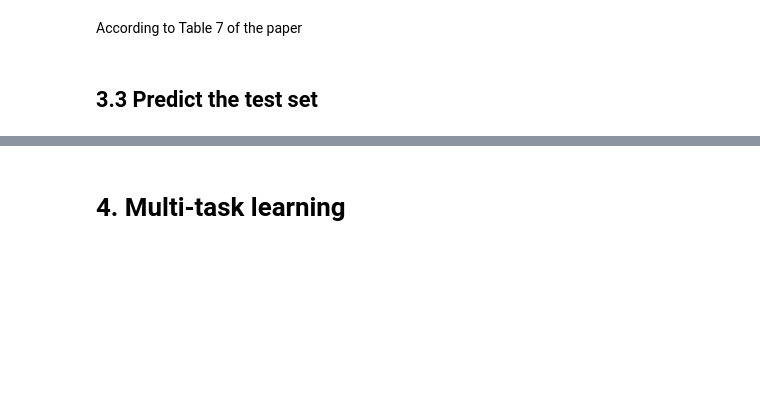
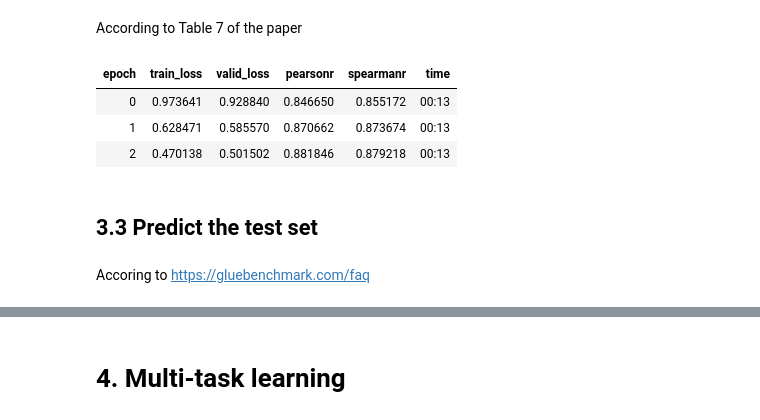
Before and after one commit to richarddwang/electra_pytorch, a Jupyter notebook: Finetune_GLUE_with_fastai.ipynb, the cells around one changed output, grey strips where cells are left out. Cells and saved outputs as stored; diff of their text form; code cells hidden in the pictures; blank space fills up the shorter version.

Commit message:
table 8 reproduced

```diff
--- a/Finetune_GLUE_with_fastai.ipynb
+++ b/Finetune_GLUE_with_fastai.ipynb
@@ -237,7 +307,9 @@ for task_name in ['cola', 'sst2', 'mrpc', 'qqp', 'stsb', 'mnli', 'qnli', 'rte',
   if task_name != 'ax':
     dls[0].desc_sort(); dls[1].desc_sort(); # sort by len to reduce pad, but not for test_dl which keep the order of sample to let us add the dataset idx conveniently later
   glue_dls[task_name] = dls
-glue_dls['ax'][0].shuffle = False # fastai see 0th dl as train_dl which is default shuffled
+# fastai see 0th dl as train_dl and do shuffle & drop_last
+glue_dls['ax'][0].shuffle = False
+glue_dls['ax'][0].drop_last = False
 # %% [markdown]
 # 2. Finetuning model
 # %% [markdown]
@@ -253,7 +325,8 @@ class SentencePredictHead(nn.Module):
     self.dropout = nn.Dropout(0.1)
   def forward(self, x):
     "x: (batch size, sequence length, hidden_size)"
-    return self.linear(self.dropout(x[:,0])) # project the first token (a special token)'s hidden encoding
+    # project the first token (a special token)'s hidden encoding
+    return self.linear(self.dropout(x[:,0])).squeeze(-1) # if regression task, squeeze to (B,L)
 # %% [markdown]
 `SentencePredictHead`
 * change `targ_voc_size` for diffrent task
@@ -324,7 +402,7 @@ TARG_VOC_SIZE = {
 # %% [markdown]
 According to Table 7 of the paper
 # %%
-def get_glue_learner(electra_config, task, use_one_cycle=False, fp16=False,device='cuda:0'):
+def get_glue_learner(electra_config, task, use_one_cycle=False, fp16=False,device='cuda:0', testing=False):
     if electra_config.hidden_size == 256: learing_rate = 3e-4; lr_depth_decay=0.8
     elif electra_config.hidden_size == 768: learing_rate = 1e-4; lr_depth_decay=0.8
     elif electra_config.hidden_size == 1024: learing_rate = 5e-5; lr_depth_decay=0.9
@@ -345,7 +423,8 @@ def get_glue_learner(electra_config, task, use_one_cycle=False, fp16=False,devic
     learn = Learner(dls, model,
                     loss_func=CrossEntropyLossFlat() if task != 'stsb' else MSELossFlat(),
                     opt_func=partial(Adam, eps=1e-6,),
-                    metrics=[eval(f'{metric}()') for metric in METRICS[task]],
+                    # hf/nlp GLUE test set has all -1 label which shouldn't be used
+                    metrics=[eval(f'{metric}()') for metric in METRICS[task]] if not testing else [],
                     splitter=partial(hf_electra_param_splitter,
                                     num_hidden_layers=electra_config.num_hidden_layers,
                                     outlayer_name='1'),
@@ -375,6 +455,11 @@ for task in ['cola', 'sst2', 'mrpc', 'qqp', 'stsb', 'mnli', 'qnli', 'rte', 'wnli
 # %%
-single_task_learn, num_epochs, shed = get_glue_learner(electra_config, 'mrpc',)
+single_task_learn, num_epochs, shed = get_glue_learner(electra_config, 'stsb',)
 if shed is None: single_task_learn.fit_one_cycle(n_epoch=num_epochs)
 else: single_task_learn.fit(n_epoch=num_epochs, cbs=[shed,])
+# %% [output]
+| epoch | train_loss | valid_loss | pearsonr | spearmanr | time |
+| 0 | 0.973641 | 0.928840 | 0.846650 | 0.855172 | 00:13 |
+| 1 | 0.628471 | 0.585570 | 0.870662 | 0.873674 | 00:13 |
+| 2 | 0.470138 | 0.501502 | 0.881846 | 0.879218 | 00:13 |
 # %% [markdown]
 ## 3.3 Predict the test set
@@ -390,0 +466,2 @@ test_df.head(n=3)
+# %% [markdown]
+Accoring to https://gluebenchmark.com/faq
```
Also changed, not shown: parts of 19 cells of this notebook, 3 other files.
